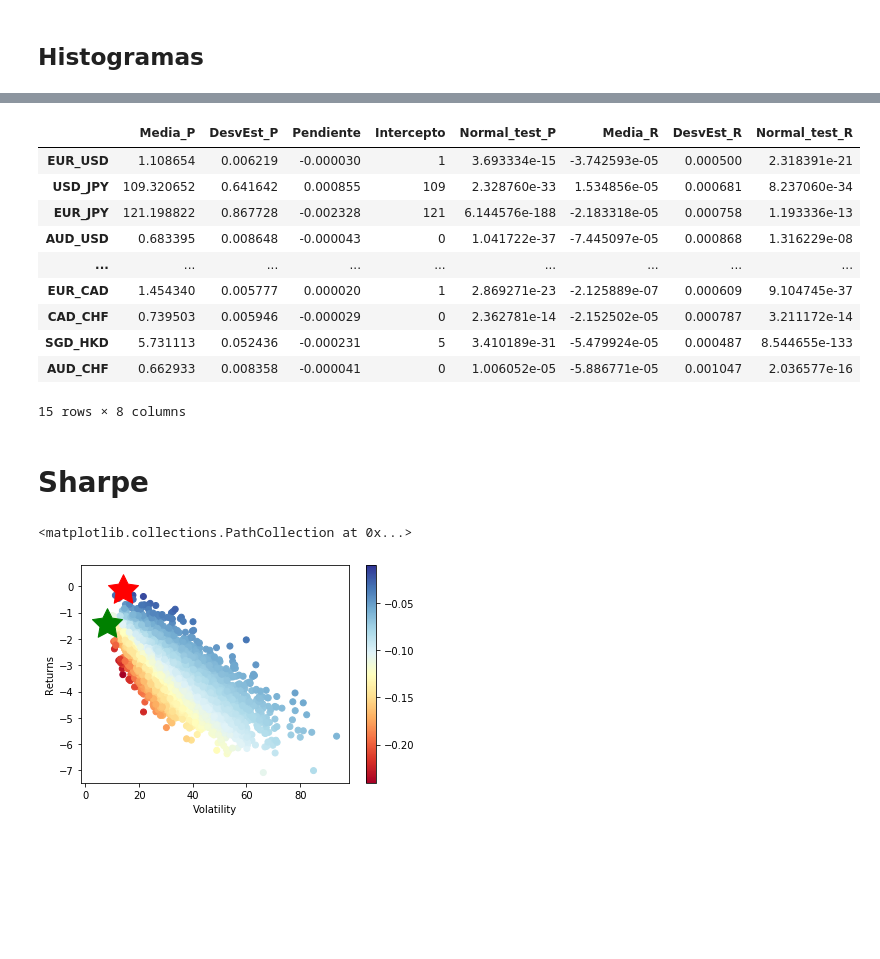
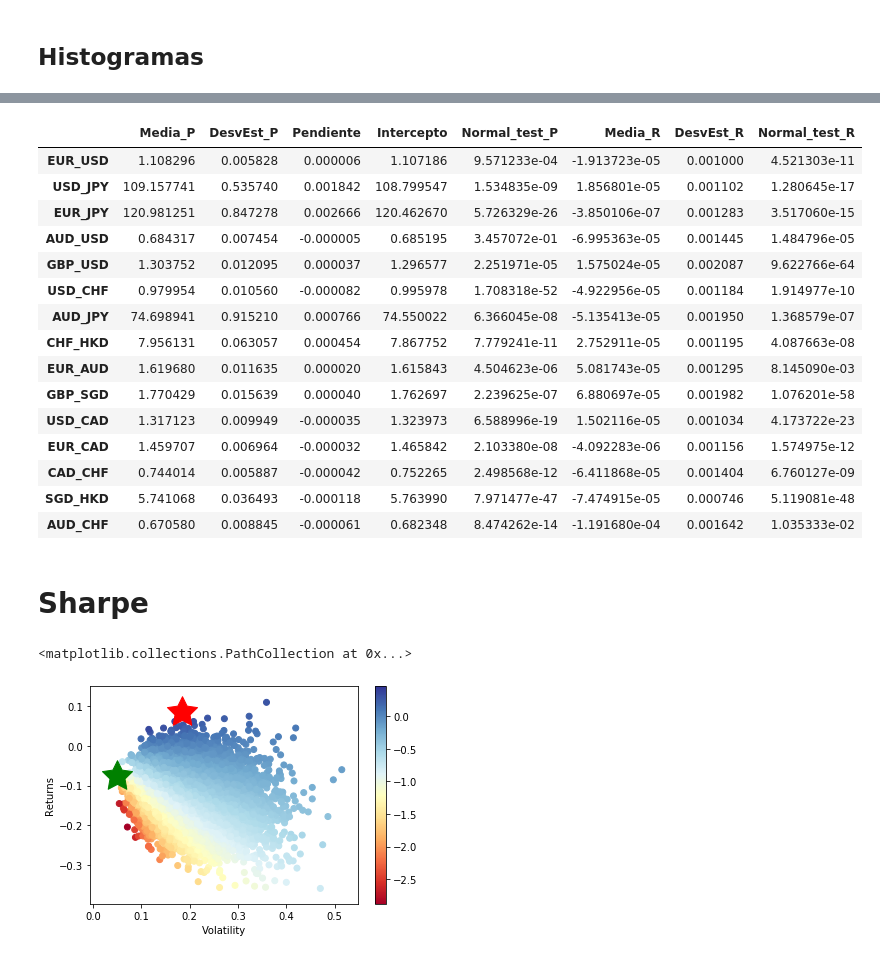
Before and after one commit to violetarcia/LAB_01_KVGH, a Jupyter notebook: LAB_1.ipynb, the cells around one changed output, grey strips where cells are left out. Saved outputs shown, nothing was run; the diff lists cells and outputs as text; code cells hidden in the pictures; blank space fills up the shorter version.

Commit message:
Sharpe

```diff
--- a/LAB_1.ipynb
+++ b/LAB_1.ipynb
@@ -41,9 +42,9 @@ pd.set_option('display.max_rows', 8)
 '''
 def Divisa(ins):
     OA_Ak = '800f1b3f91d7cb0a713c532e17823f6d-f9acd6a21490f97aef649dfd8e723435'
-    OA_Gn = "H1"                                                     # Granularidad
-    fini = pd.to_datetime("2020-01-01 00:00:00").tz_localize('GMT')  # Fecha inicial
-    ffin = pd.to_datetime("2020-02-08 00:00:00").tz_localize('GMT')  # Fecha final
+    OA_Gn = "H4"                                                     # Granularidad
+    fini = pd.to_datetime("2019-11-11 00:00:00").tz_localize('GMT')  # Fecha inicial
+    ffin = pd.to_datetime("2020-02-09 00:00:00").tz_localize('GMT')  # Fecha final
 
     # Descargar precios masivos
     df = fn.f_precios_masivos(p0_fini=fini, p1_ffin=ffin, p2_gran=OA_Gn, p3_inst=ins, p4_oatk=OA_Ak, p5_ginc=4900)
@@ -323,57 +308,65 @@ df['DesvEst_R'] = resume_rend.loc['std']
 
 df['Normal_test_R'] = normp_rend
 
-df
+with pd.option_context('display.max_rows', None, 'display.max_columns', None):
+    display(df)
 # %% [output]
 |  | Media_P | DesvEst_P | Pendiente | Intercepto | Normal_test_P | Media_R | DesvEst_R | Normal_test_R |
-| EUR_USD | 1.108654 | 0.006219 | -0.000030 | 1 | 3.693334e-15 | -3.742593e-05 | 0.000500 | 2.318391e-21 |
-| USD_JPY | 109.320652 | 0.641642 | 0.000855 | 109 | 2.328760e-33 | 1.534856e-05 | 0.000681 | 8.237060e-34 |
-| EUR_JPY | 121.198822 | 0.867728 | -0.002328 | 121 | 6.144576e-188 | -2.183318e-05 | 0.000758 | 1.193336e-13 |
-| AUD_USD | 0.683395 | 0.008648 | -0.000043 | 0 | 1.041722e-37 | -7.445097e-05 | 0.000868 | 1.316229e-08 |
-| ... | ... | ... | ... | ... | ... | ... | ... | ... |
-| EUR_CAD | 1.454340 | 0.005777 | 0.000020 | 1 | 2.869271e-23 | -2.125889e-07 | 0.000609 | 9.104745e-37 |
-| CAD_CHF | 0.739503 | 0.005946 | -0.000029 | 0 | 2.362781e-14 | -2.152502e-05 | 0.000787 | 3.211172e-14 |
-| SGD_HKD | 5.731113 | 0.052436 | -0.000231 | 5 | 3.410189e-31 | -5.479924e-05 | 0.000487 | 8.544655e-133 |
-| AUD_CHF | 0.662933 | 0.008358 | -0.000041 | 0 | 1.006052e-05 | -5.886771e-05 | 0.001047 | 2.036577e-16 |
+| EUR_USD | 1.108296 | 0.005828 | 0.000006 | 1.107186 | 9.571233e-04 | -1.913723e-05 | 0.001000 | 4.521303e-11 |
+| USD_JPY | 109.157741 | 0.535740 | 0.001842 | 108.799547 | 1.534835e-09 | 1.856801e-05 | 0.001102 | 1.280645e-17 |
+| EUR_JPY | 120.981251 | 0.847278 | 0.002666 | 120.462670 | 5.726329e-26 | -3.850106e-07 | 0.001283 | 3.517060e-15 |
+| AUD_USD | 0.684317 | 0.007454 | -0.000005 | 0.685195 | 3.457072e-01 | -6.995363e-05 | 0.001445 | 1.484796e-05 |
+| GBP_USD | 1.303752 | 0.012095 | 0.000037 | 1.296577 | 2.251971e-05 | 1.575024e-05 | 0.002087 | 9.622766e-64 |
+| USD_CHF | 0.979954 | 0.010560 | -0.000082 | 0.995978 | 1.708318e-52 | -4.922956e-05 | 0.001184 | 1.914977e-10 |
+| AUD_JPY | 74.698941 | 0.915210 | 0.000766 | 74.550022 | 6.366045e-08 | -5.135413e-05 | 0.001950 | 1.368579e-07 |
+| CHF_HKD | 7.956131 | 0.063057 | 0.000454 | 7.867752 | 7.779241e-11 | 2.752911e-05 | 0.001195 | 4.087663e-08 |
+| EUR_AUD | 1.619680 | 0.011635 | 0.000020 | 1.615843 | 4.504623e-06 | 5.081743e-05 | 0.001295 | 8.145090e-03 |
+| GBP_SGD | 1.770429 | 0.015639 | 0.000040 | 1.762697 | 2.239625e-07 | 6.880697e-05 | 0.001982 | 1.076201e-58 |
+| USD_CAD | 1.317123 | 0.009949 | -0.000035 | 1.323973 | 6.588996e-19 | 1.502116e-05 | 0.001034 | 4.173722e-23 |
+| EUR_CAD | 1.459707 | 0.006964 | -0.000032 | 1.465842 | 2.103380e-08 | -4.092283e-06 | 0.001156 | 1.574975e-12 |
+| CAD_CHF | 0.744014 | 0.005887 | -0.000042 | 0.752265 | 2.498568e-12 | -6.411868e-05 | 0.001404 | 6.760127e-09 |
+| SGD_HKD | 5.741068 | 0.036493 | -0.000118 | 5.763990 | 7.971477e-47 | -7.474915e-05 | 0.000746 | 5.119081e-48 |
+| AUD_CHF | 0.670580 | 0.008845 | -0.000061 | 0.682348 | 8.474262e-14 | -1.191680e-04 | 0.001642 | 1.035333e-02 |
-15 rows × 8 columns
 # %% [markdown]
 # Sharpe
 # %%
 
-data = rend*24*30*252
+data = rend*30*252
+num = 10000
 
-n = len(data.columns)
-mean = data.mean()
-cov_matrix = data.cov()
 
-num = 5000
-results = np.zeros((num, 3+n))
+def Sharpe(data, num):
+    n = len(data.columns)
+    mean = data.mean()
+    cov_matrix = data.cov()
+    results = np.zeros((num, 3+n))
+    for i in range(num):
+        w = np.array(np.random.random(n))
+        w /= np.sum(w)
+        results[i, 3:] = np.round(w, 3)*100
+        results[i, 0] = np.sum(mean * w)
+        results[i, 1] = np.dot(np.dot(w.T, cov_matrix), w)/100
+        results[i, 2] = results[i,0] / results[i,1]
+    return results
 
-for i in range(num):
-    w = np.array(np.random.random(n))
-    w /= np.sum(w)
-    results[i, 3:] = np.round(w, 3)*100
-    results[i, 0] = np.sum(mean * w)
-    results[i, 1] = np.dot(np.dot(w.T, cov_matrix), w)/100
-    results[i, 2] = results[i,0] / results[i,1]
-
+results = Sharpe(data, num)
 results_frame = pd.DataFrame(results, columns=['ret','stdev','sharpe'] + instrument)
 max_sharpe_port = results_frame.iloc[results_frame['sharpe'].idxmax()]
 #locate positon of portfolio with minimum standard deviation
 min_vol_port = results_frame.iloc[results_frame['stdev'].idxmin()]
 
 #create scatter plot coloured by Sharpe Ratio
 plt.scatter(results_frame.stdev,results_frame.ret,c=results_frame.sharpe,cmap='RdYlBu')
 plt.xlabel('Volatility')
 plt.ylabel('Returns')
 plt.colorbar()
 #plot red star to highlight position of portfolio with highest Sharpe Ratio
 plt.scatter(max_sharpe_port[1],max_sharpe_port[0],marker=(5,1,0),color='r',s=1000)
 #plot green star to highlight position of minimum variance portfolio
 plt.scatter(min_vol_port[1],min_vol_port[0],marker=(5,1,0),color='g',s=1000)
 # %% [output]
 <matplotlib.collections.PathCollection at 0x...>
-[figure, old version]
+[figure, new version]
 # %%
 max_sharpe_port = results_frame.iloc[results_frame['sharpe'].idxmax()]
 with pd.option_context('display.max_rows', None, 'display.max_columns', None):
```
Also changed, not shown: parts of 19 cells of this notebook.
